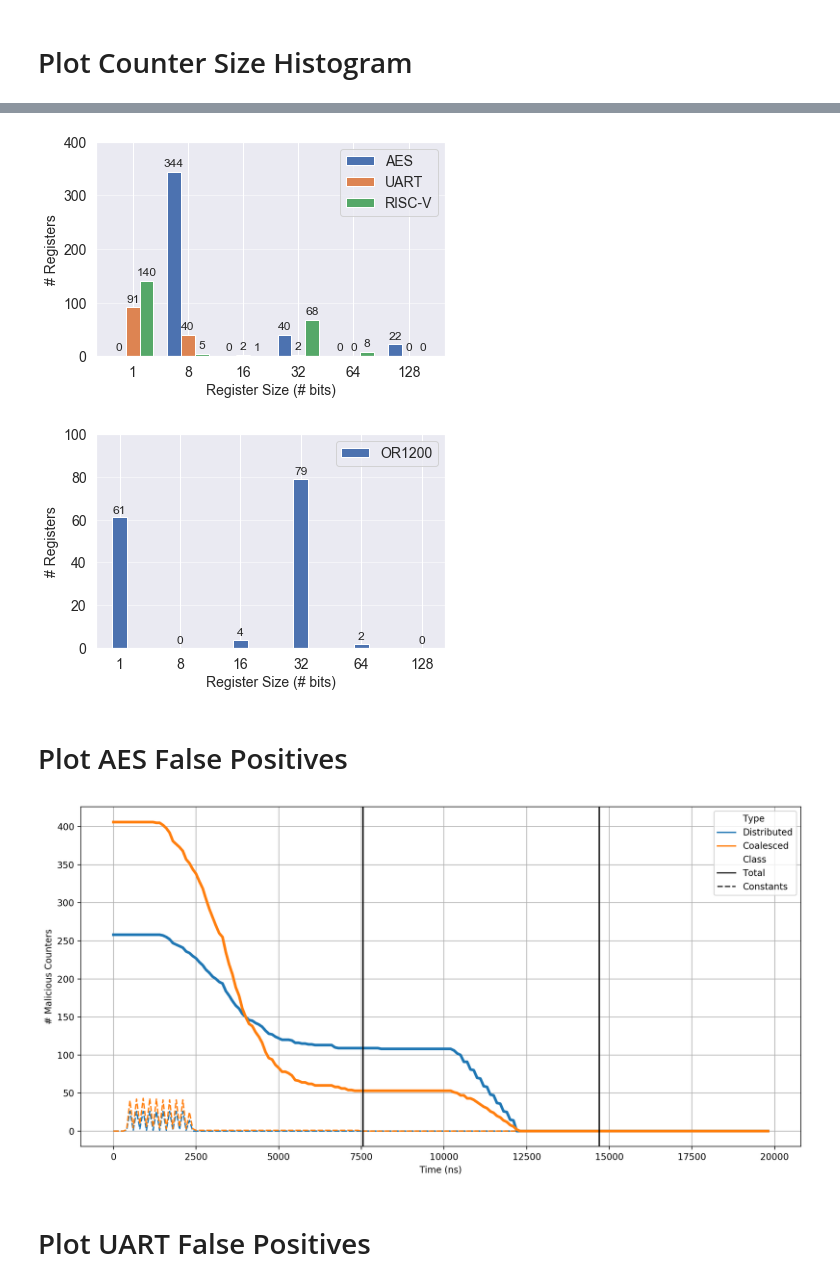
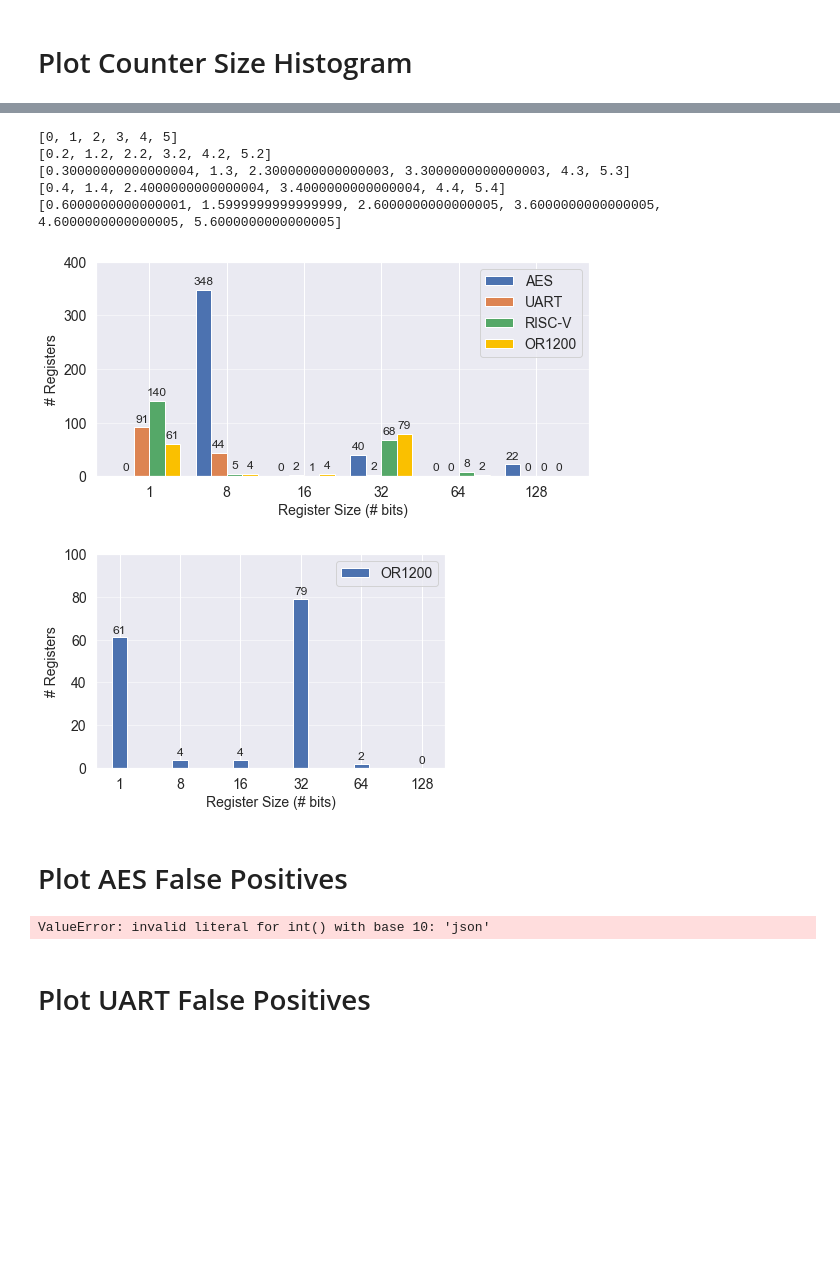
Before and after one commit to timothytrippel/bomberman, a Jupyter notebook: circuits/plots/exp_001_false_positives.ipynb, the cells around one changed output, grey strips where cells are left out. Cells and saved outputs as stored; diff of their text form; code cells hidden in the pictures; blank space fills up the shorter version.

Commit message:
updated plotting scripts

```diff
--- a/circuits/plots/exp_001_false_positives.ipynb
+++ b/circuits/plots/exp_001_false_positives.ipynb
@@ -6,19 +6,19 @@ from load_data_df import *
 # Data Paths
 # %%
 # AES
-aes_data_dir   = '/Users/ti27457/Repos/ttb/circuits/aes/tjfree_75eds'
+aes_data_dir   = '/Users/ttrippel-spqr/Documents/GitHub/bomberman/circuits/aes/output'
 # aes_data_dir   = '/Volumes/TI27457/ttb/circuits/aes/tjfree_75eds'
 
 # UART
-uart_data_dir = '/Users/ti27457/Repos/ttb/circuits/uart/tjfree_16bytes'
+uart_data_dir = '/Users/ttrippel-spqr/Documents/GitHub/bomberman/circuits/uart/output'
 # uart_data_dir = '/Volumes/TI27457/ttb/circuits/uart/tjfree_16bytes'
 
 # OR1200
-or1200_data_dir = '/Users/ti27457/Repos/ttb/circuits/or1200/tjfree_combined'
+or1200_data_dir = '/Users/ttrippel-spqr/Documents/GitHub/bomberman/circuits/or1200/output'
 # or1200_data_dir = '/Users/ti27457/Repos/ttb/circuits/or1200/tjfree_combined'
 
 # PICORV32
-picorv32_data_dir = '/Users/ti27457/Repos/ttb/circuits/picorv32'
+picorv32_data_dir = '/Users/ttrippel-spqr/Documents/GitHub/bomberman/circuits/picorv32/output'
 # or1200_data_dir = '/Users/ti27457/Repos/ttb/circuits/picorv32'
 # %% [markdown]
 # Plot Settings
@@ -110,71 +110,90 @@ Histogram: [140   5   1  68   8   0]
 Bins:      [  0   8  16  32  64 128 256]
 [figure]
 # %%
-def plt_histogram_grouped(data_1, data_2, data_3, ax):
+def plt_histogram_grouped(data_1, data_2, data_3, data_4, ax):
     bins = [0,8,16,32,64,128,256] # your bins
 
     # Create Histograms
     hist_1, bin_edges_1 = np.histogram(data_1, bins) # make the histogram
     hist_2, bin_edges_2 = np.histogram(data_2, bins) # make the histogram
     hist_3, bin_edges_3 = np.histogram(data_3, bins) # make the histogram
+    hist_4, bin_edges_4 = np.histogram(data_4, bins) # make the histogram
 
     # Make x-tick labels list
     xtick_labels    = ['{}'.format(bins[i]) for i,j in enumerate(hist_1)]
     xtick_labels[0] = 1
 
     # Set bar widths
-    bar_width = 0.25
-    r_2 = np.arange(len(hist_1))
-    r_1 = [x - bar_width for x in r_2]
+    bar_width = 0.2
+#     r_2 = np.arange(len(hist_1)) - (bar_width / 2.0)
+#     r_1 = [x - (2*bar_width) for x in r_2]
+#     r_3 = [x + bar_width for x in r_2]
+#     r_4 = [x + bar_width for x in r_3]
+
+    r_1 = range(len(hist_1))
+    r_2 = [x + bar_width for x in r_1]
+    r_2end = [x + bar_width + 0.1 for x in r_1]
     r_3 = [x + bar_width for x in r_2]
-#     r_1 = np.arange(len(hist_1))
-#     r_2 = [x + bar_width for x in r_1]
-#     r_3 = [x + bar_width for x in r_2]
+    r_4 = [x + bar_width for x in r_3]
+    print r_1
+    print r_2
+    print r_2end
+    print r_3
+    print r_4
 
     # Plot Histogram
     ax.bar(r_1, hist_1, color=current_palette[0], width=bar_width, edgecolor='white', label='AES')
     ax.bar(r_2, hist_2, color=current_palette[1], width=bar_width, edgecolor='white', label='UART')
     ax.bar(r_3, hist_3, color=current_palette[2], width=bar_width, edgecolor='white', label='RISC-V')
+    ax.bar(r_4, hist_4, color='#FAC000', width=bar_width, edgecolor='white', label='OR1200')
 
     # Format Histogram
-    plt.xticks(r_2, xtick_labels, fontsize=14)
+    plt.xticks(r_2end, xtick_labels, fontsize=14)
     plt.yticks(range(0, 401, 100), range(0, 401, 100), fontsize=14)
     plt.legend(fontsize=14)
     ax.set_xlabel('Register Size (# bits)', fontsize=14)
     ax.set_ylabel('# Registers', fontsize=14)
     ax.grid(axis='y', alpha=0.5)
     ax.set_ylim(0, 400)
 
     # Text on the top of each barplot
     for i in range(len(hist_1)):
-        ax.text(x = i - bar_width, y = hist_1[i] + 10, s = hist_1[i], size = 12, horizontalalignment='center')
-        ax.text(x = i            , y = hist_2[i] + 10, s = hist_2[i], size = 12, horizontalalignment='center')
-        ax.text(x = i + bar_width, y = hist_3[i] + 10, s = hist_3[i], size = 12, horizontalalignment='center')
+        ax.text(x = i            ,     y = hist_1[i] + 10, s = hist_1[i], size = 12, horizontalalignment='center')
+        ax.text(x = i + bar_width,     y = hist_2[i] + 10, s = hist_2[i], size = 12, horizontalalignment='center')
+        ax.text(x = i + (2*bar_width), y = hist_3[i] + 10, s = hist_3[i], size = 12, horizontalalignment='center')
+        ax.text(x = i + (3*bar_width), y = hist_4[i] + 10, s = hist_4[i], size = 12, horizontalalignment='center')
 
 # Load Data
 aes_counter_sizes      = load_counter_sizes(aes_data_dir)
 uart_counter_sizes     = load_counter_sizes(uart_data_dir)
 picorv32_counter_sizes = load_counter_sizes(picorv32_data_dir)
+or1200_counter_sizes   = load_counter_sizes(or1200_data_dir)
 
 # Create Figure
 sns.set()
 current_palette = sns.color_palette()
-fig, axes = plt.subplots(1, 1, figsize=(6, 4))
+fig, axes = plt.subplots(1, 1, figsize=(8, 4))
 
 # AES Histogram
 plt_histogram_grouped(\
     aes_counter_sizes['Coalesced Sizes'],\
     uart_counter_sizes['Coalesced Sizes'],\
     picorv32_counter_sizes['Coalesced Sizes'],\
+    or1200_counter_sizes['Coalesced Sizes'],\
     axes)
 
 # Save Histogram to PDF
 plt.tight_layout(h_pad=1)
 if HIST_SAVE_AS_PDF:
-    plt.savefig('cntr_sizes_histogram_grouped.pdf', format='pdf')
+    plt.savefig('cntr_sizes_histogram_grouped_all4.pdf', format='pdf')
 plt.show()
 # %% [output]
+[0, 1, 2, 3, 4, 5]
+[0.2, 1.2, 2.2, 3.2, 4.2, 5.2]
+[0.30000000000000004, 1.3, 2.3000000000000003, 3.3000000000000003, 4.3, 5.3]
+[0.4, 1.4, 2.4000000000000004, 3.4000000000000004, 4.4, 5.4]
+[0.6000000000000001, 1.5999999999999999, 2.6000000000000005, 3.6000000000000005, 4.6000000000000005, 5.6000000000000005]
-[figure, old version]
+[figure, new version]
 # %%
 def plt_histogram_single(data_1, ax):
     bins = [0,8,16,32,64,128,256] # your bins
@@ -225,7 +244,7 @@ if HIST_SAVE_AS_PDF:
     plt.savefig('cntr_sizes_histogram_or1200.pdf', format='pdf')
 plt.show()
 # %% [output]
-[figure, old version]
+[figure, new version]
 # %% [markdown]
 # Plot AES False Positives
 # %%
@@ -237,7 +256,7 @@ plot_counter_df(\
     save_as_pdf=AES_FP_SAVE_AS_PDF, \
     pdf_fname=AES_FP_PDF_FILENAME)
 # %% [output]
-[figure, removed]
+ValueError: invalid literal for int() with base 10: 'json'
 # %% [markdown]
 # Plot UART False Positives
 # %%
```
Also changed, not shown: parts of 4 cells of this notebook, 4 other files.
